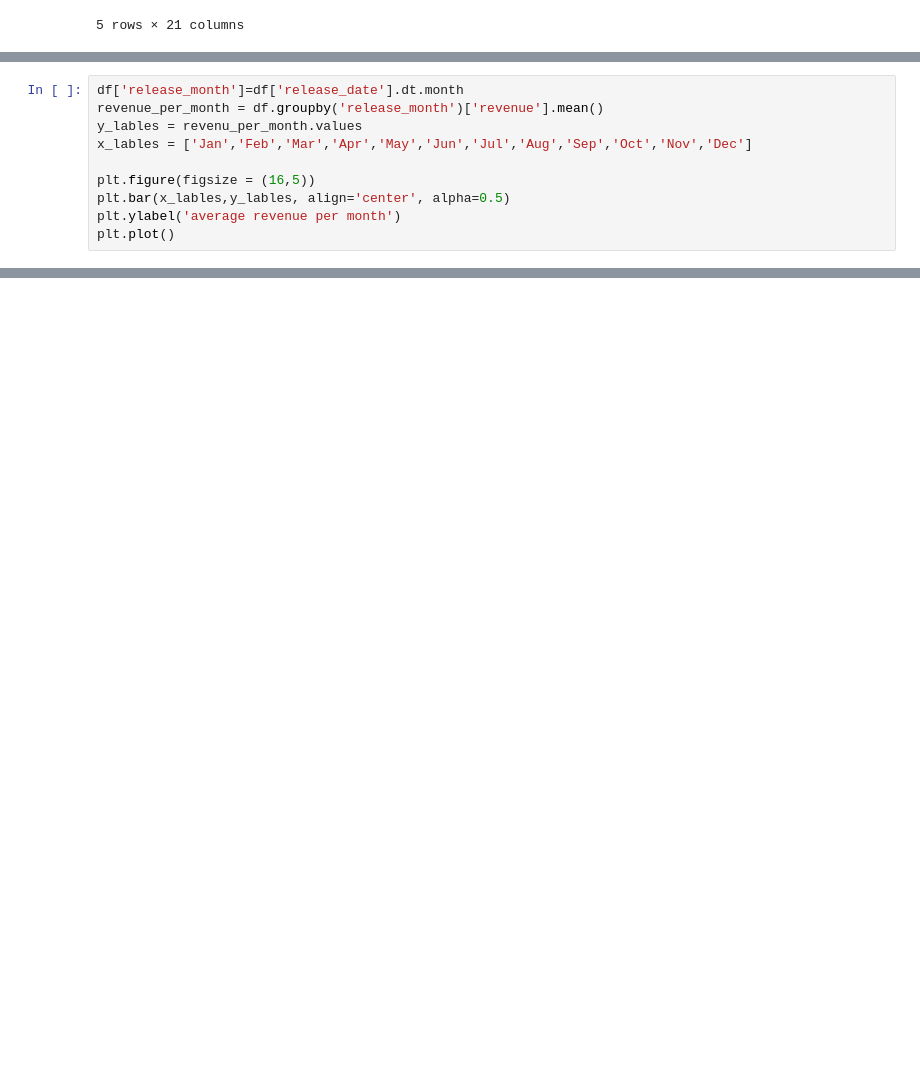
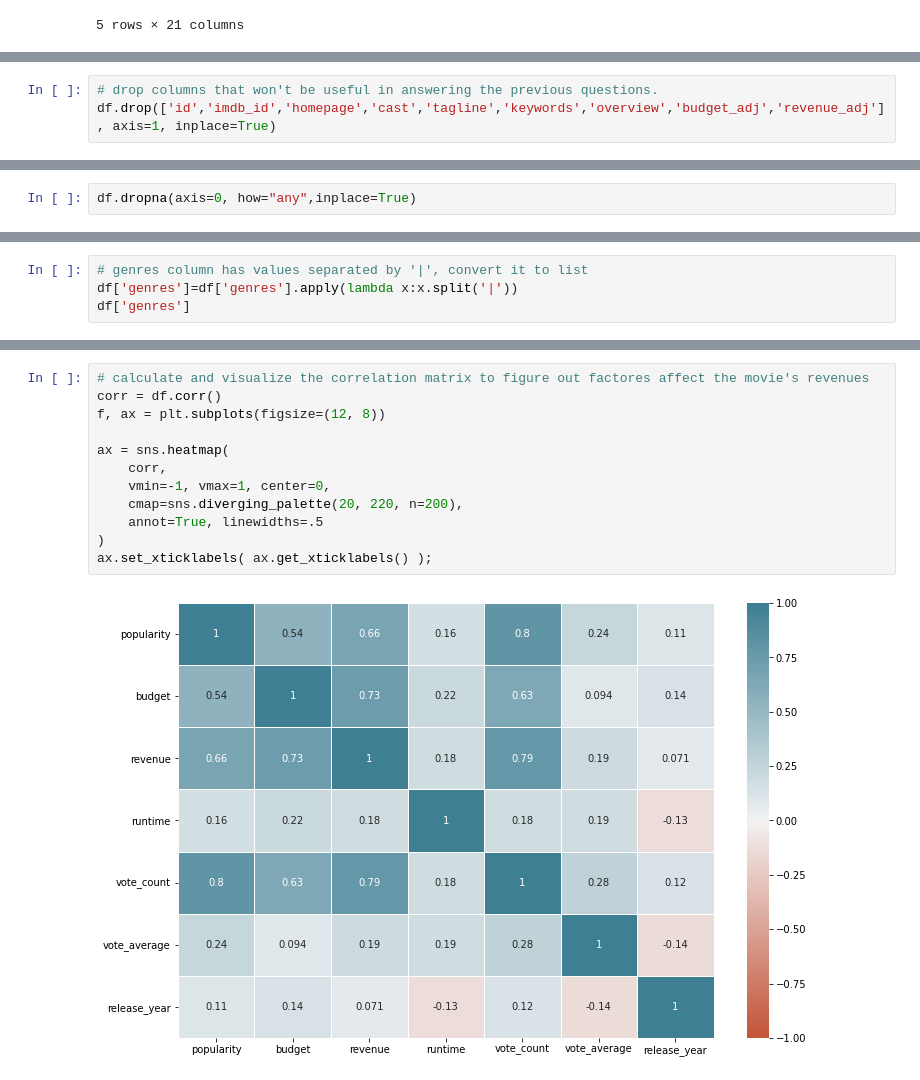
Before and after one commit to baraamagdy/DataAnalysis_assignment-, a Jupyter notebook: investigate-a-tmdb-movies.ipynb, the cells around one changed output, grey strips where cells are left out. Saved outputs shown, nothing was run; the diff lists cells and outputs as text; blank space fills up the shorter version.

Commit message:
more questions are answered

```diff
--- a/investigate-a-tmdb-movies.ipynb
+++ b/investigate-a-tmdb-movies.ipynb
@@ -163,10 +66,0 @@ ax.set_xticklabels(
-# %%
-df['release_month']=df['release_date'].dt.month
-revenue_per_month = df.groupby('release_month')['revenue'].mean()
-y_lables = revenu_per_month.values
-x_lables = ['Jan','Feb','Mar','Apr','May','Jun','Jul','Aug','Sep','Oct','Nov','Dec']
-
-plt.figure(figsize = (16,5))
-plt.bar(x_lables,y_lables, align='center', alpha=0.5)
-plt.ylabel('average revenue per month')
-plt.plot()
@@ -189,0 +67,3 @@ df['vote_average'].unique()
+# %%
+# drop columns that won't be useful in answering the previous questions.
+df.drop(['id','imdb_id','homepage','cast','tagline','keywords','overview','budget_adj','revenue_adj'], axis=1, inplace=True)
@@ -189,0 +112,2 @@ df['vote_average'].unique()
+# %%
+df.dropna(axis=0, how="any",inplace=True)
@@ -189,0 +116,4 @@ df['vote_average'].unique()
+# %%
+# genres column has values separated by '|', convert it to list
+df['genres']=df['genres'].apply(lambda x:x.split('|'))
+df['genres']
@@ -189,0 +139,14 @@ df['vote_average'].unique()
+# %%
+# calculate and visualize the correlation matrix to figure out factores affect the movie's revenues
+corr = df.corr()
+f, ax = plt.subplots(figsize=(12, 8))
+
+ax = sns.heatmap(
+    corr,
+    vmin=-1, vmax=1, center=0,
+    cmap=sns.diverging_palette(20, 220, n=200),
+    annot=True, linewidths=.5
+)
+ax.set_xticklabels( ax.get_xticklabels() );
+# %% [output]
+[figure, added]
```
Also changed, not shown: parts of 45 cells of this notebook.
